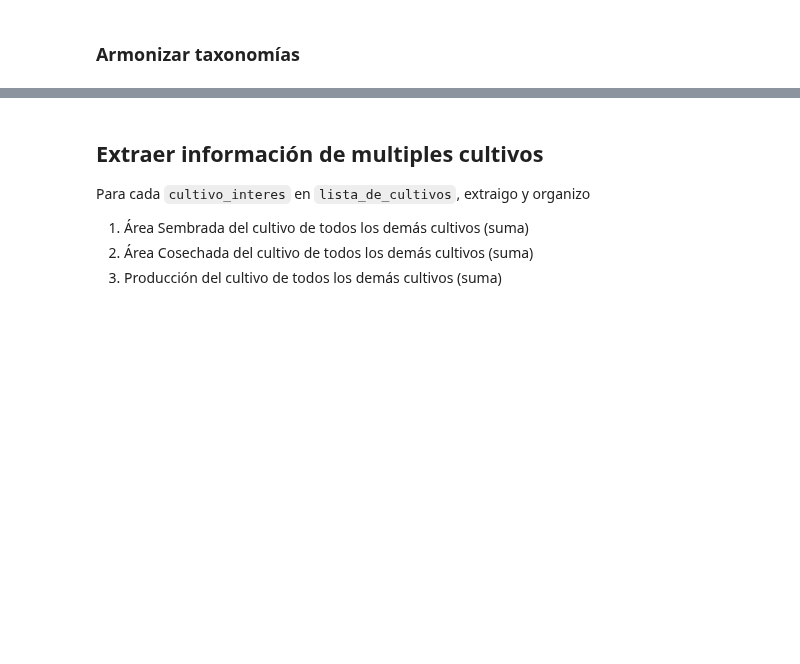
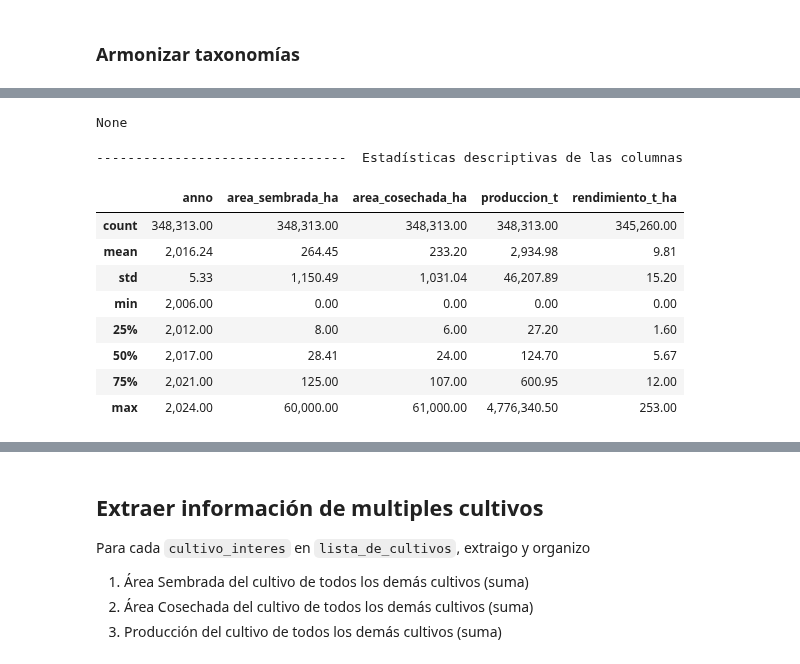
Before and after one commit to JC-AlfonsoR/PEG-mining-agriculture, a Jupyter notebook: engines/1001_process_UPRA.ipynb, the cells around one changed output, grey strips where cells are left out. Saved outputs shown, nothing was run; the diff lists cells and outputs as text; code cells hidden in the pictures; blank space fills up the shorter version.

```diff
--- a/engines/1001_process_UPRA.ipynb
+++ b/engines/1001_process_UPRA.ipynb
@@ -314,0 +370,67 @@ Pprcentaje de valores que se conservan: despues / antes
+# %%
+# Unir los dataframes armonizados de 2007_2018 con 2019_2024
+
+# Definir nombres unificados para las columnas
+COL_area_sembrada = 'area_sembrada_ha'
+COL_area_cosechada = 'area_cosechada_ha'
+COL_produccion = 'produccion_t'
+COL_rendimiento = 'rendimiento_t_ha'
+
+# Unificar nombres de las columnas en UPRA 2019-2024
+UPRA_armonizado = UPRA_armonizado.rename(columns={
+    'Código Dane municipio':COL_ID_MUNICIPIO,
+    'Año': COL_AÑO,
+    'Área sembrada (ha)': COL_area_sembrada,
+    'Área cosechada (ha)': COL_area_cosechada,
+    'Producción (t)': COL_produccion,
+    'Rendimiento (t/ha)': COL_rendimiento
+})
+
+# Unificar nombres de las columnas en UPRA 2007-2018
+UPRAantiguo_armonizado = UPRAantiguo_armonizado.rename(columns={
+    'CÓD. MUN.':COL_ID_MUNICIPIO,
+    'AÑO': COL_AÑO,
+    'Área Sembrada\n(ha)': COL_area_sembrada,
+    'Área Cosechada\n(ha)': COL_area_cosechada,
+    'Producción\n(t)': COL_produccion,
+    'Rendimiento\n(t/ha)': COL_rendimiento
+})
+
+
+# Definir columnas a conservar
+columnas_df_final = [COL_ID_MUNICIPIO,
+                    COL_AÑO,
+                    COL_area_sembrada,
+                    COL_area_cosechada,
+                    COL_produccion,
+                    COL_rendimiento,
+                     'ciclo_armonizado',
+                     'grupo_armonizado',
+                     'cultivo_armonizado']
+
+# Unir DF
+UPRA_2007_2024 = pd.concat([
+    UPRAantiguo_armonizado[columnas_df_final],
+    UPRA_armonizado[columnas_df_final]
+])
+
+# Asegurarse que el tipo de cada columna es el adecuado
+UPRA_2007_2024["codigo_dane_municipio"] = (
+    UPRA_2007_2024["codigo_dane_municipio"]
+    .astype(str)
+    .str.zfill(5) # El código de municipio es un string de 5 caracteres
+)
+UPRA_2007_2024[COL_AÑO] = UPRA_2007_2024[COL_AÑO].astype(int) # el año es un int
+
+columnas_numericas = [COL_area_sembrada, COL_area_cosechada, COL_produccion, COL_rendimiento]
+UPRA_2007_2024[columnas_numericas] = UPRA_2007_2024[columnas_numericas].astype(float) # Las columnas numericas son floats
+
+columnas_taxonomia_cultivos = ['ciclo_armonizado', 'grupo_armonizado', 'cultivo_armonizado']
+UPRA_2007_2024[columnas_taxonomia_cultivos] = UPRA_2007_2024[columnas_taxonomia_cultivos].astype(str) # Las columnas de la taxonomía de los cultivos son strings
+
+# Revisar la información del DF
+print(MSC_SEPARADOR, " Tipo de datos en cada columna")
+display(UPRA_2007_2024.info())
+print(MSC_SEPARADOR, " Estadísticas descriptivas de las columnas")
+display(UPRA_2007_2024.describe())
+# %% [output]
@@ -314,0 +454,11 @@ Pprcentaje de valores que se conservan: despues / antes
+None
+--------------------------------  Estadísticas descriptivas de las columnas
+|  | anno | area_sembrada_ha | area_cosechada_ha | produccion_t | rendimiento_t_ha |
+| count | 348,313.00 | 348,313.00 | 348,313.00 | 348,313.00 | 345,260.00 |
+| mean | 2,016.24 | 264.45 | 233.20 | 2,934.98 | 9.81 |
+| std | 5.33 | 1,150.49 | 1,031.04 | 46,207.89 | 15.20 |
+| min | 2,006.00 | 0.00 | 0.00 | 0.00 | 0.00 |
+| 25% | 2,012.00 | 8.00 | 6.00 | 27.20 | 1.60 |
+| 50% | 2,017.00 | 28.41 | 24.00 | 124.70 | 5.67 |
+| 75% | 2,021.00 | 125.00 | 107.00 | 600.95 | 12.00 |
+| max | 2,024.00 | 60,000.00 | 61,000.00 | 4,776,340.50 | 253.00 |
```
Also changed, not shown: parts of 24 cells of this notebook, 5 other files.
